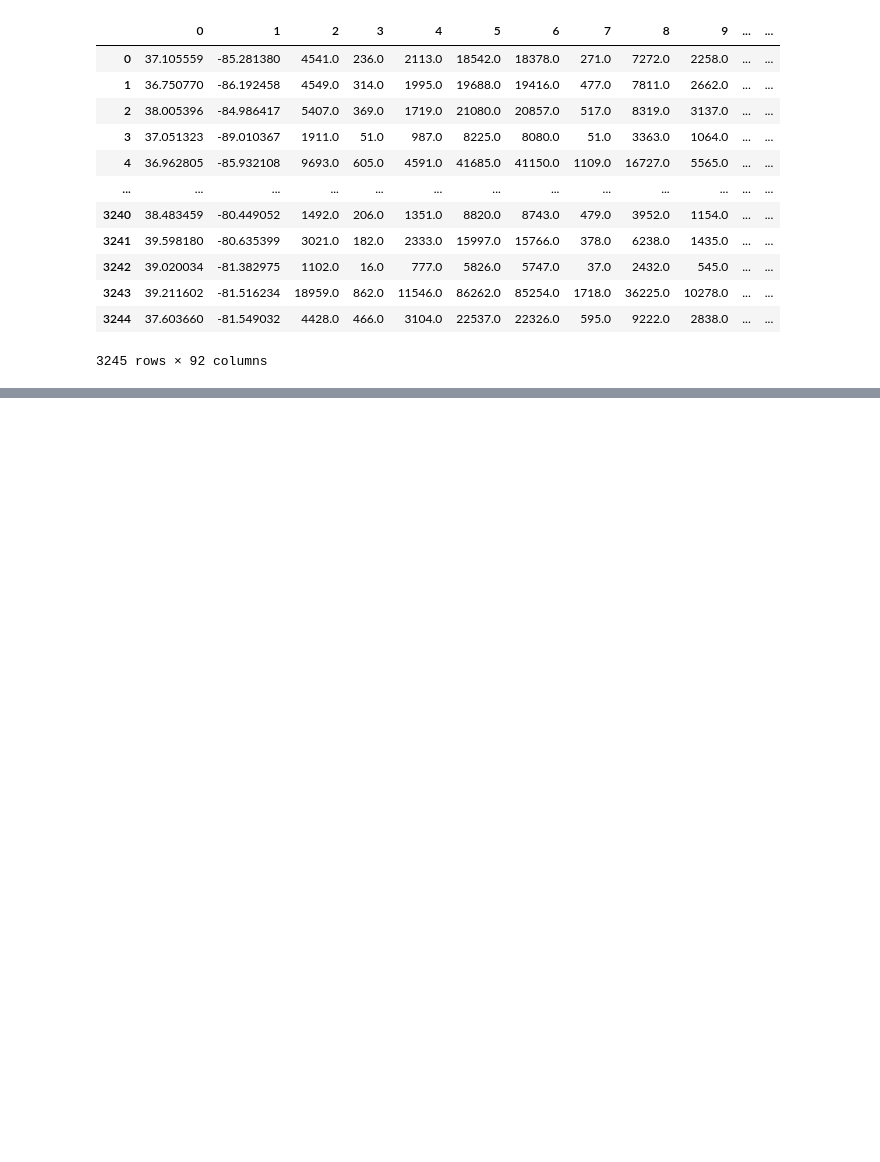
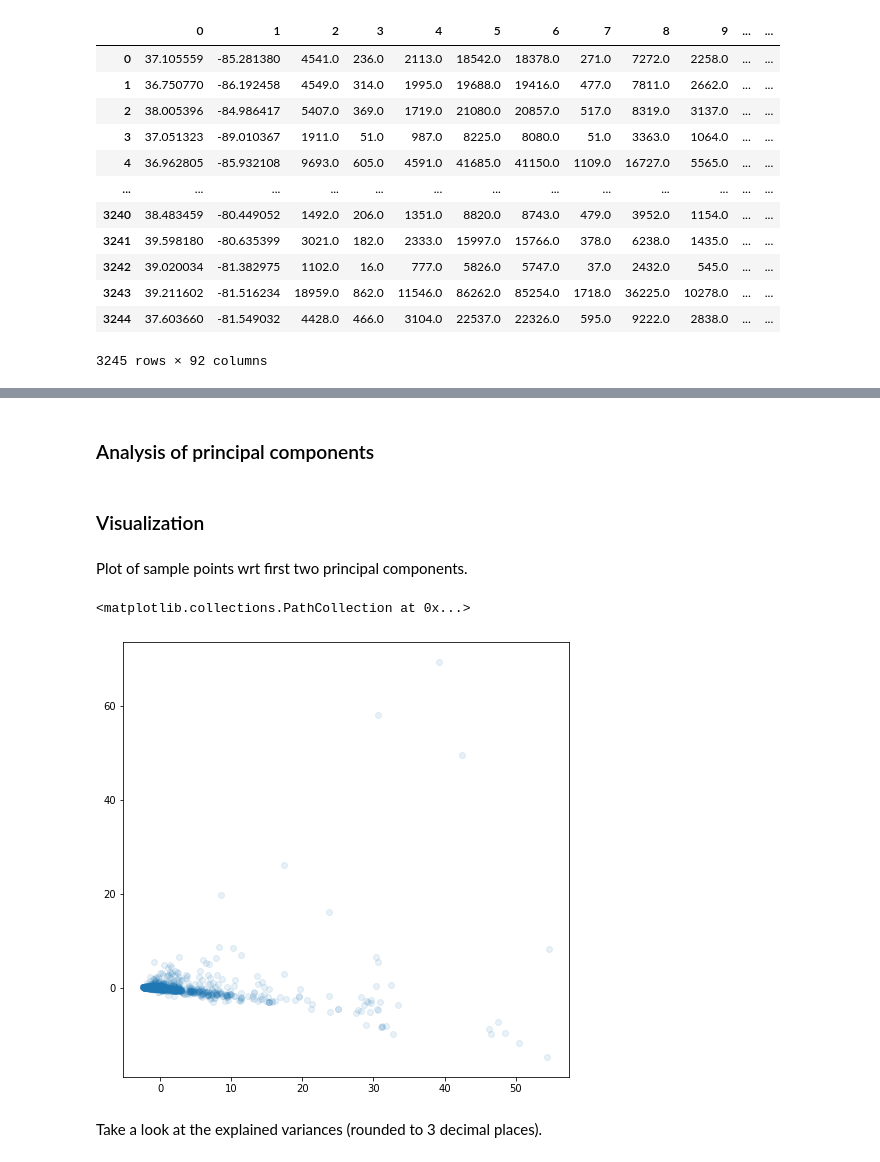
Before and after one commit to kper220/21-MTH600-Final, a Jupyter notebook: opioid crisis analysis.ipynb, the cells around one changed output, grey strips where cells are left out. Cells and saved outputs as stored; diff of their text form; code cells hidden in the pictures; blank space fills up the shorter version.

```diff
--- a/opioid crisis analysis.ipynb
+++ b/opioid crisis analysis.ipynb
@@ -591,0 +592,26 @@ array([2.66588449e+02, 1.21846628e+02, 1.06941312e+02, 9.09359806e+01,
+# %% [markdown]
+### Analysis of principal components
+# %% [markdown]
+### Visualization
+# %%
+from sklearn.decomposition import PCA
+
+k = 79
+
+pca = PCA(n_components=k)
+principalComponents = pca.fit_transform(df_standardized.loc[:].values)
+principalDf = pd.DataFrame(data = principalComponents
+             , columns = ['principal component {}'.format(_k+1) for _k in range(k)])
+# %% [markdown]
+Plot of sample points wrt first two principal components.
+# %%
+import matplotlib.pyplot as plt
+
+plt.figure(figsize=(8, 8))
+plt.scatter(principalDf['principal component 1'], principalDf['principal component 2'],
+           alpha=.1)
+# %% [output]
+<matplotlib.collections.PathCollection at 0x...>
+[figure, added]
+# %% [markdown]
+Take a look at the explained variances (rounded to 3 decimal places).
```
Also changed, not shown: parts of 72 cells of this notebook.
